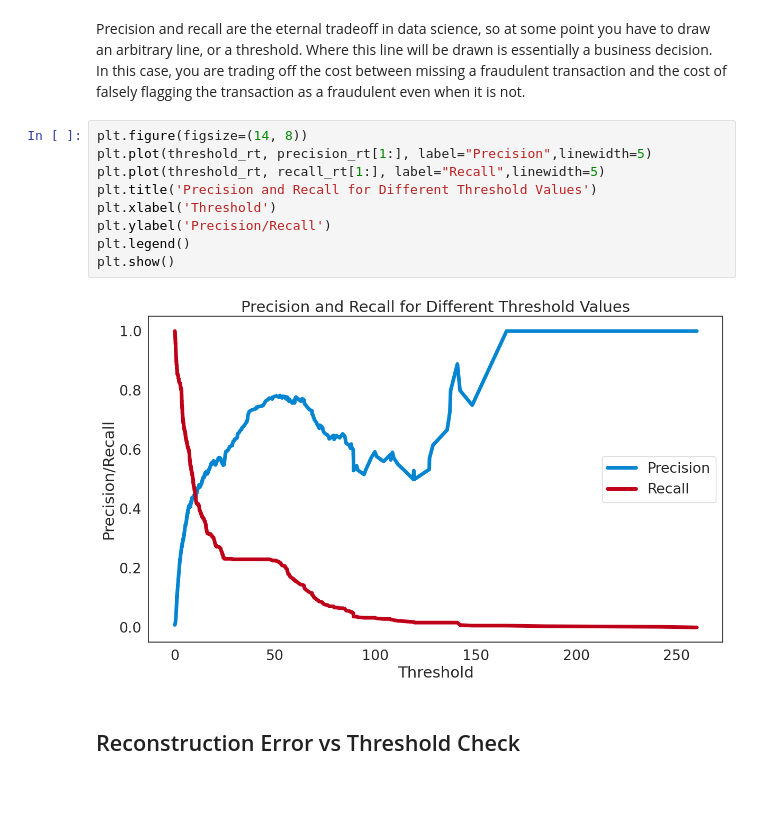
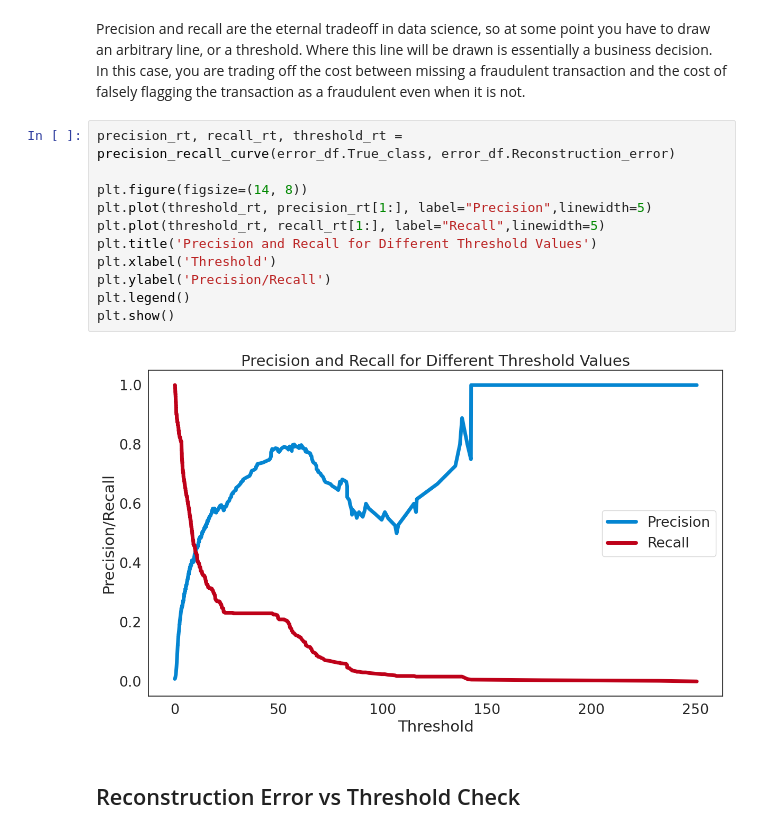
Before and after one commit to TonyLy-Git/Anomaly-Detection-Credit-Card-Fraud-Detection-With-an-Imbalance-Dataset, a Jupyter notebook: fraud_detection_using_autoencoders.ipynb, the cells around one changed output. Saved outputs shown, nothing was run; the diff lists cells and outputs as text; blank space fills up the shorter version.

```diff
--- a/fraud_detection_using_autoencoders.ipynb
+++ b/fraud_detection_using_autoencoders.ipynb
@@ -411,16 +538,18 @@ Now let's look at recall vs. precision to see the trade-off between the two.
 # %% [markdown]
 Precision and recall are the eternal tradeoff in data science, so at some point you have to draw an arbitrary line, or a threshold. Where this line will be drawn is essentially a business decision. In this case, you are trading off the cost between missing a fraudulent transaction and the cost of falsely flagging the transaction as a fraudulent even when it is not.
 # %%
+precision_rt, recall_rt, threshold_rt = precision_recall_curve(error_df.True_class, error_df.Reconstruction_error)
+
 plt.figure(figsize=(14, 8))
 plt.plot(threshold_rt, precision_rt[1:], label="Precision",linewidth=5)
 plt.plot(threshold_rt, recall_rt[1:], label="Recall",linewidth=5)
 plt.title('Precision and Recall for Different Threshold Values')
 plt.xlabel('Threshold')
 plt.ylabel('Precision/Recall')
 plt.legend()
 plt.show()
 # %% [output]
-[figure, old version]
+[figure, new version]
 # %% [markdown]
 ## Reconstruction Error vs Threshold Check
 # %%
```
Also changed, not shown: parts of 12 cells of this notebook.
